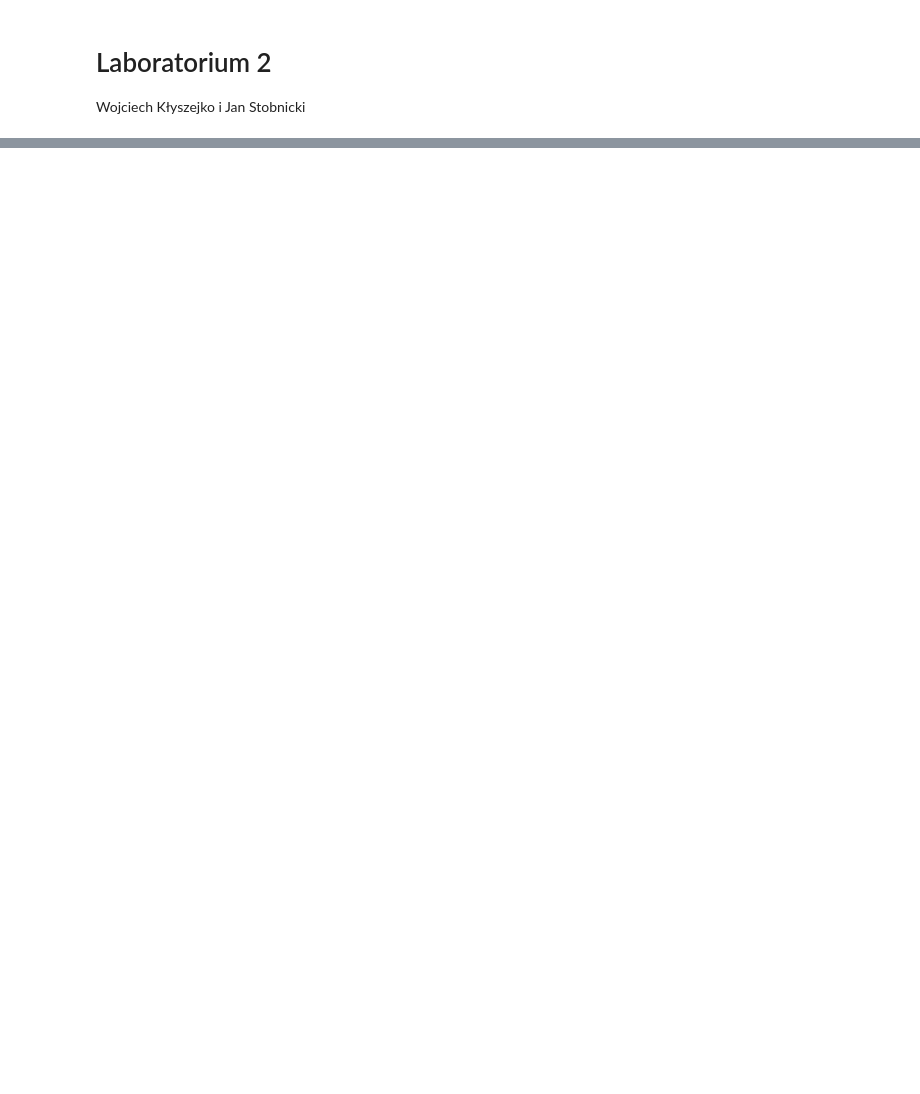
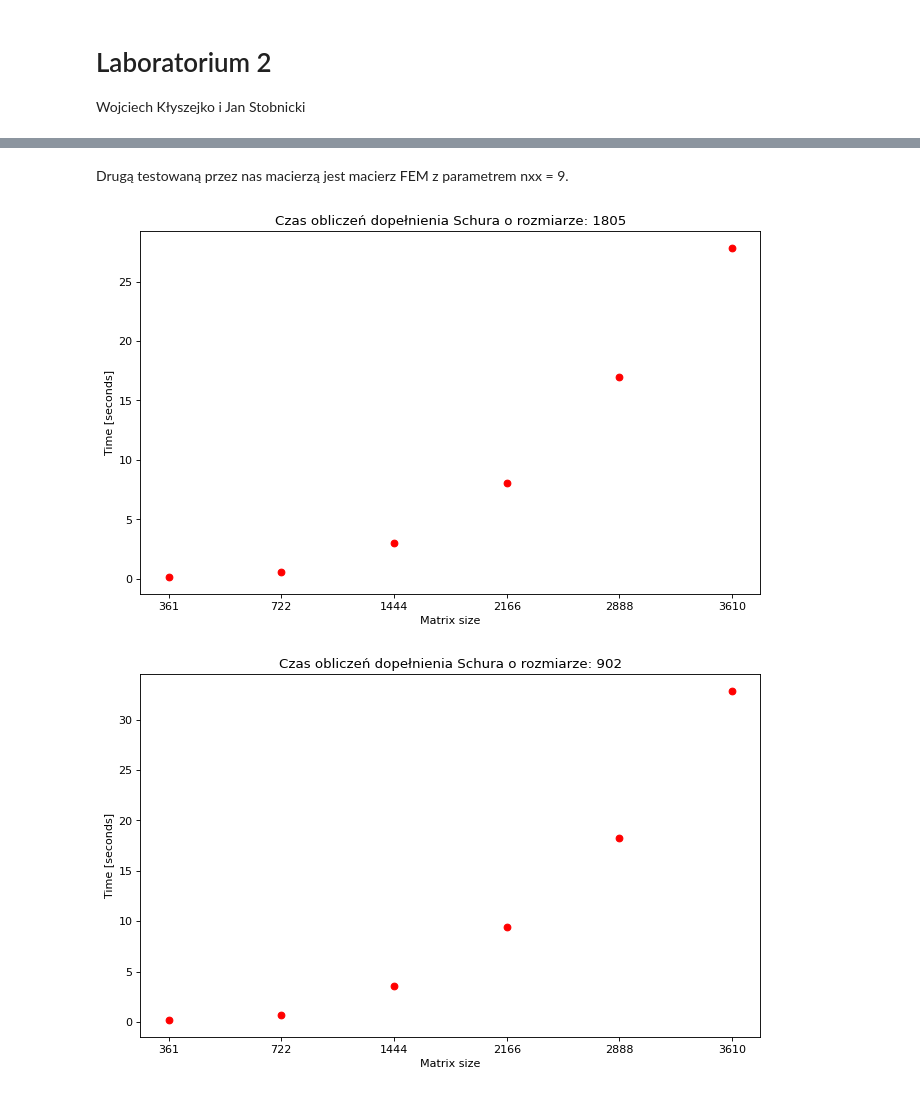
Before and after one commit to wojkly/matrix-algorithms, a Jupyter notebook: lab2/Lab2.ipynb, the cells around one changed output, grey strips where cells are left out. Drawn from its saved outputs; the diff is of its cells as text; code cells hidden in the pictures; blank space fills up the shorter version.

```diff
--- a/lab2/Lab2.ipynb
+++ b/lab2/Lab2.ipynb
@@ -80,0 +84,7 @@ def plot_timetest_results(block_sizes, time_taken):
+# %% [markdown]
+Drugą testowaną przez nas macierzą jest macierz FEM z parametrem nxx = 9.
+# %%
+calculate_times(load_matrix("matrices/fem_9.csv"), scales, schur_sizes)
+# %% [output]
+[figure, added]
+[figure, added]
```
Also changed, not shown: parts of 11 cells of this notebook, 10 other files.
